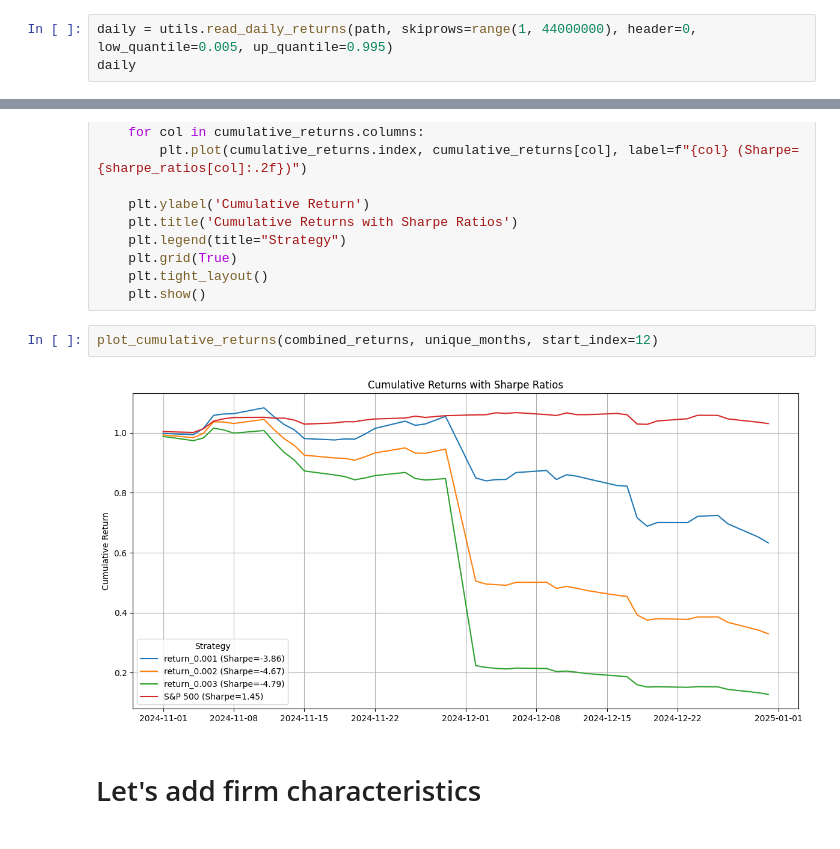
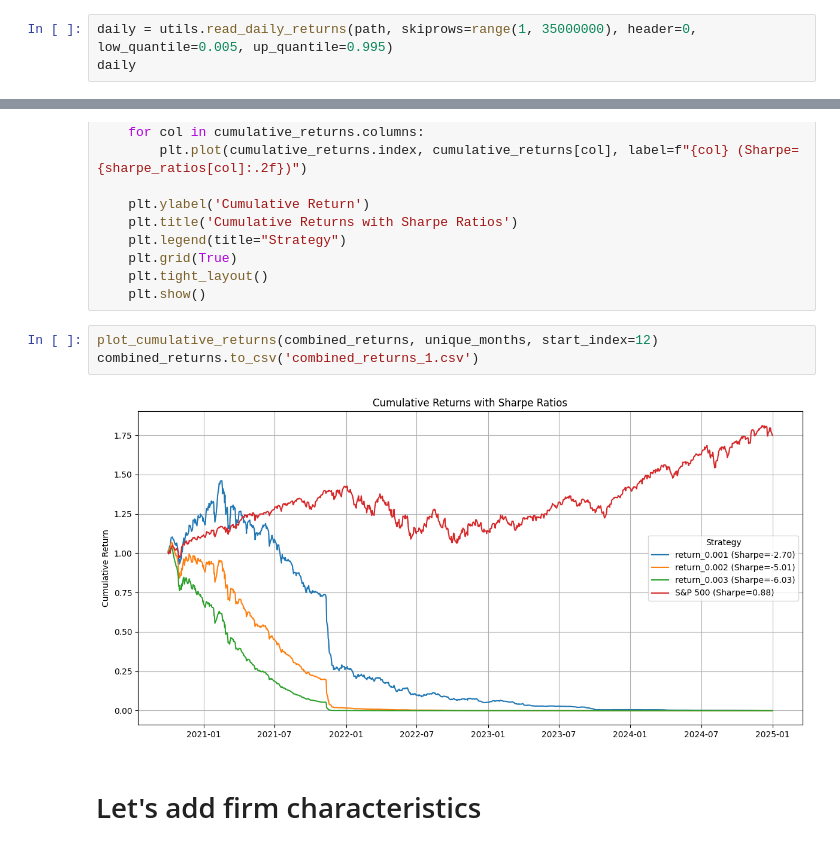
Before and after one commit to mirkorado/ML-Project, a Jupyter notebook: ResidualMLP.ipynb, the cells around one changed output, grey strips where cells are left out. Saved outputs shown, nothing was run; the diff lists cells and outputs as text.

```diff
--- a/ResidualMLP.ipynb
+++ b/ResidualMLP.ipynb
@@ -175,6 +175,6 @@ plt.show()
 # %% [markdown]
 # Let's run from 2020-04 to 2024-12 using linear rank loss without firm characteristics
 # %%
-daily = utils.read_daily_returns(path, skiprows=range(1, 44000000), header=0, low_quantile=0.005, up_quantile=0.995)
+daily = utils.read_daily_returns(path, skiprows=range(1, 35000000), header=0, low_quantile=0.005, up_quantile=0.995)
 daily
 # %% [output]
@@ -347,8 +352,9 @@ def plot_cumulative_returns(combined_returns, unique_months, start_index=0):
     plt.show()
 # %%
 plot_cumulative_returns(combined_returns, unique_months, start_index=12)
+combined_returns.to_csv('combined_returns_1.csv')
 # %% [output]
-[figure, old version]
+[figure, new version]
 # %% [markdown]
 # Let's add firm characteristics
 # %%
```
Also changed, not shown: parts of 9 cells of this notebook, 1 other file.
